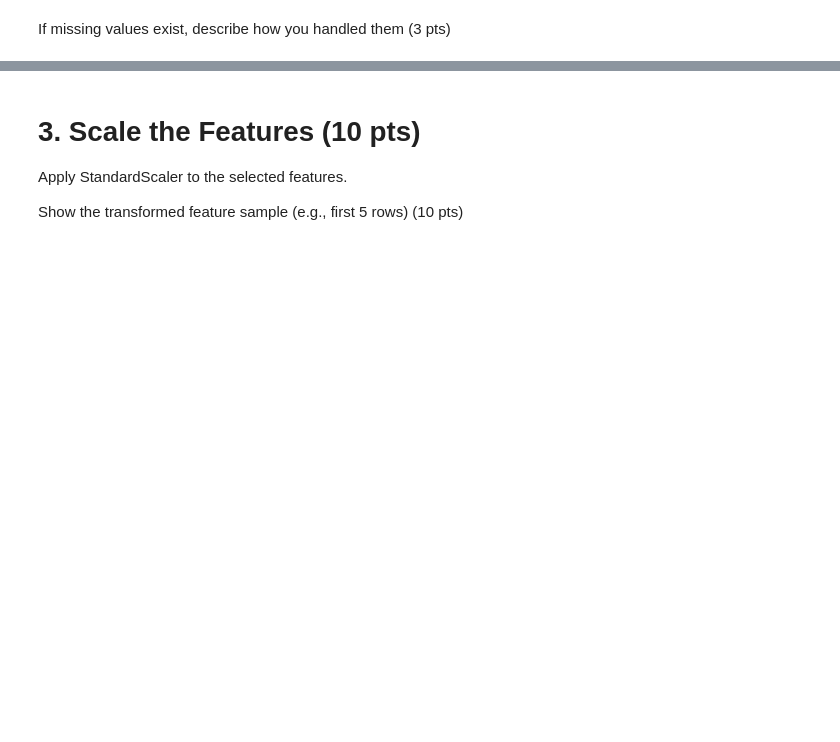
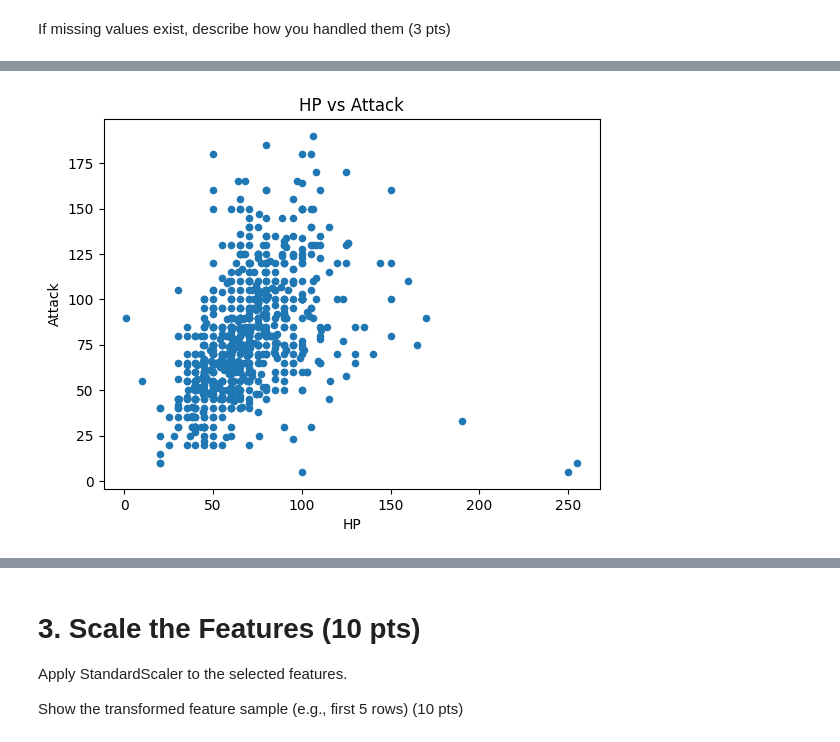
Before and after one commit to leonnmarcoo/CCADMACL_EXERCISES_COM232, a Jupyter notebook: Exercise_3B.ipynb, the cells around one changed output, grey strips where cells are left out. Saved outputs shown, nothing was run; the diff lists cells and outputs as text; code cells hidden in the pictures; blank space fills up the shorter version.

```diff
--- a/Exercise_3B.ipynb
+++ b/Exercise_3B.ipynb
@@ -89,0 +98,3 @@ len(selected_df)
+# %%
+selected_df = df[['HP', 'Attack', 'Defense']]
+selected_df
@@ -97,0 +134,8 @@ If missing values exist, describe how you handled them (3 pts)
+# %%
+selected_df.plot.scatter(x='HP', y='Attack')
+plt.xlabel('HP')
+plt.ylabel('Attack')
+plt.title('HP vs Attack')
+plt.show()
+# %% [output]
+[figure, added]
```
Also changed, not shown: parts of 22 cells of this notebook.
